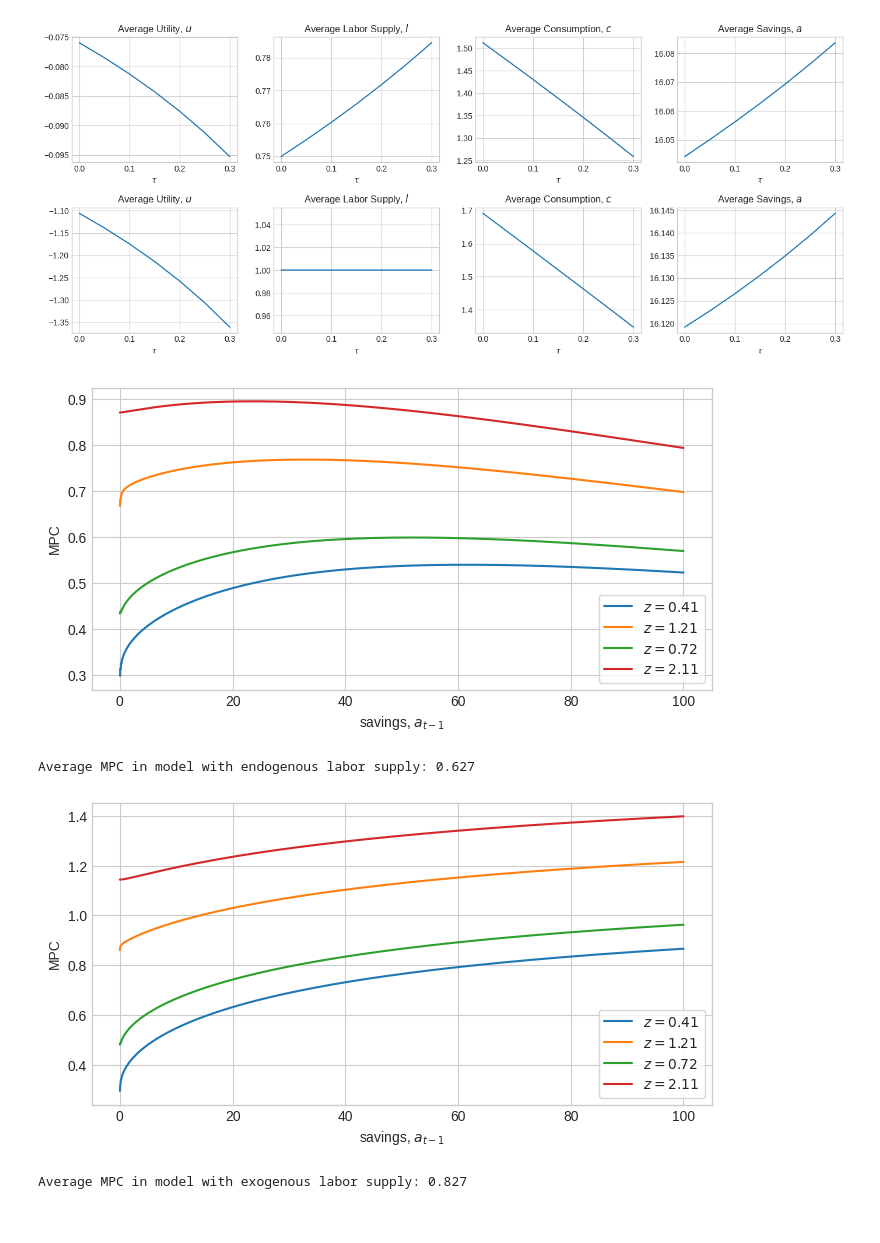
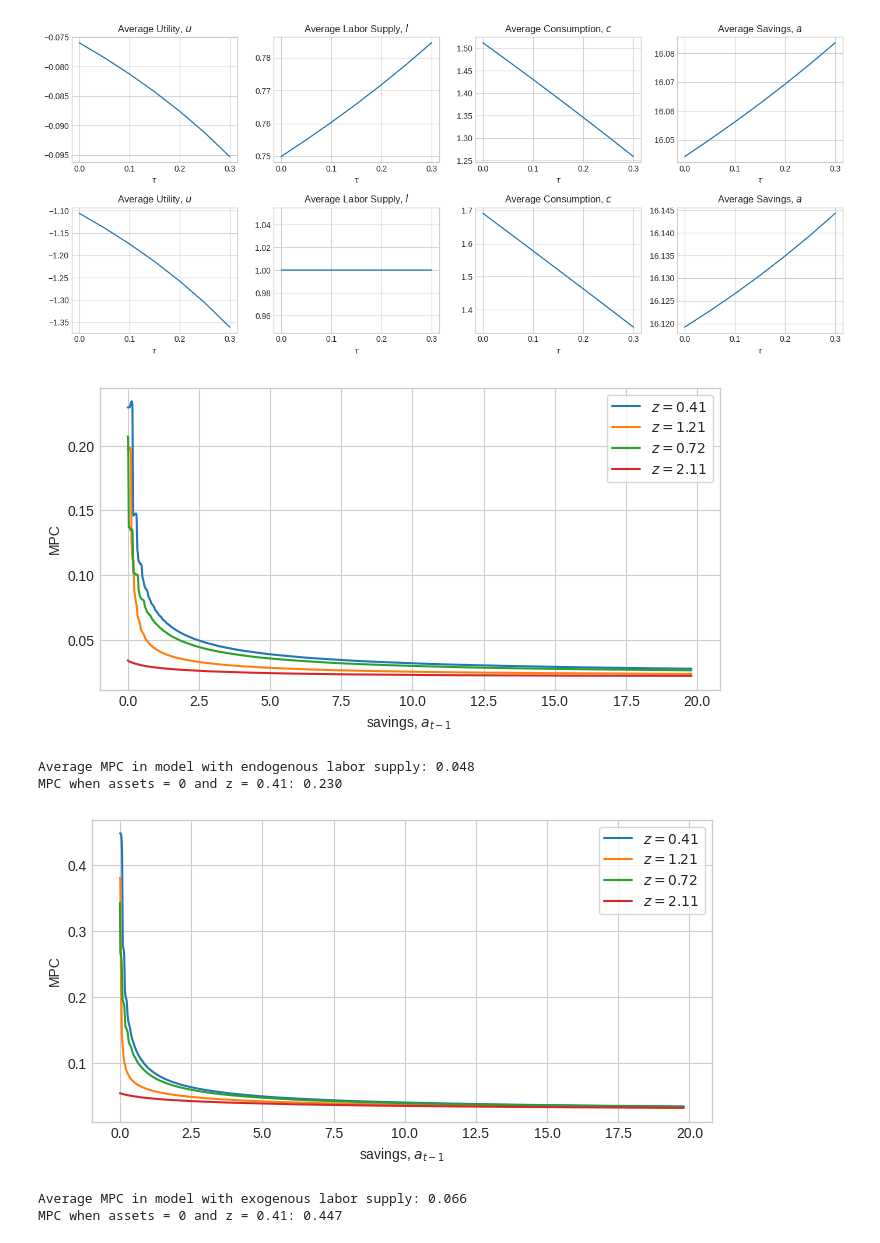
Before and after one commit to Bernseng/Dynamic-Programming-Project, a Jupyter notebook: consavlabor/ConSavModel.ipynb, the cells around one changed output. Cells and saved outputs as stored; diff of their text form; code cells hidden in the pictures.

```diff
--- a/consavlabor/ConSavModel.ipynb
+++ b/consavlabor/ConSavModel.ipynb
@@ -255,35 +255,38 @@ mpc_egm_exo = calc_mpc(model_exo, 'egm_exo')
 # %%
 fig = plt.figure(figsize=(8,4),dpi=100)
 
-I = par.a_grid < 300
+I = par.a_grid < 20
 
 # a. consumption
 ax = fig.add_subplot(1,1,1)
 # ax.set_title(f'MPC for endogenous labor supply')
 
 for i_z, z in enumerate(par.z_grid):
     if i_z % 3 == 0 or i_z == par.Nz:
-        ax.plot(par.a_grid[I], mpc_egm[i_z,][I], label=f'$z={z:.2f}$')
+        ax.plot(par.a_grid[I], sol.mpc[i_z,][I], label=f'$z={z:.2f}$')
 
 ax.set_xlabel('savings, $a_{t-1}$')
 ax.set_ylabel('MPC')
 ax.legend(frameon=True)
 
 plt.show()
 
-print(f'Average MPC in model with endogenous labor supply: {np.mean(mpc_egm):.3f}')
+print(f'Average MPC in model with endogenous labor supply: {np.mean(sol.mpc):.3f} \nMPC when assets = 0 and z = {par.z_grid[0]:.2f}: {sol.mpc[0,0]:.3f}')
 # %% [output]
-[figure, old version]
+[figure, new version]
-Average MPC in model with endogenous labor supply: 0.627
+Average MPC in model with endogenous labor supply: 0.048
+MPC when assets = 0 and z = 0.41: 0.230
 # %%
 fig = plt.figure(figsize=(8,4),dpi=100)
+
+I = par.a_grid < 20
 
 ax = fig.add_subplot(1,1,1)
 # ax.set_title(f'MPC for exogenous labor supply')
 
 for i_z, z in enumerate(par.z_grid):
     if i_z % 3 == 0 or i_z == par.Nz:
-        ax.plot(par.a_grid[I], mpc_egm_exo[i_z, :][I], label=f'$z={z:.2f}$')
+        ax.plot(par.a_grid[I], sol_exo.mpc[i_z, :][I], label=f'$z={z:.2f}$')
 
 ax.set_xlabel('savings, $a_{t-1}$')
 ax.set_ylabel('MPC')
@@ -291,10 +294,11 @@ ax.legend(frameon=True)
 
 plt.show()
 
-print(f'Average MPC in model with exogenous labor supply: {np.mean(mpc_egm_exo):.3f}')
+print(f'Average MPC in model with exogenous labor supply: {np.mean(sol_exo.mpc):.3f} \nMPC when assets = 0 and z = {par.z_grid[0]:.2f}: {sol_exo.mpc[0,0]:.3f}')
 # %% [output]
-[figure, old version]
+[figure, new version]
-Average MPC in model with exogenous labor supply: 0.827
+Average MPC in model with exogenous labor supply: 0.066
+MPC when assets = 0 and z = 0.41: 0.447
 # %%
 model.prepare_simulate()
 model.simulate(algo='endo', do_print=True)
```
Also changed, not shown: parts of 6 cells of this notebook, 3 other files.
